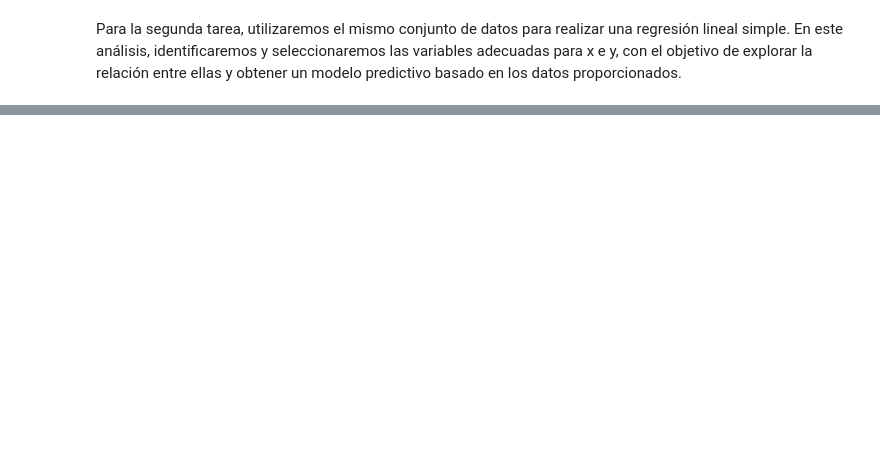
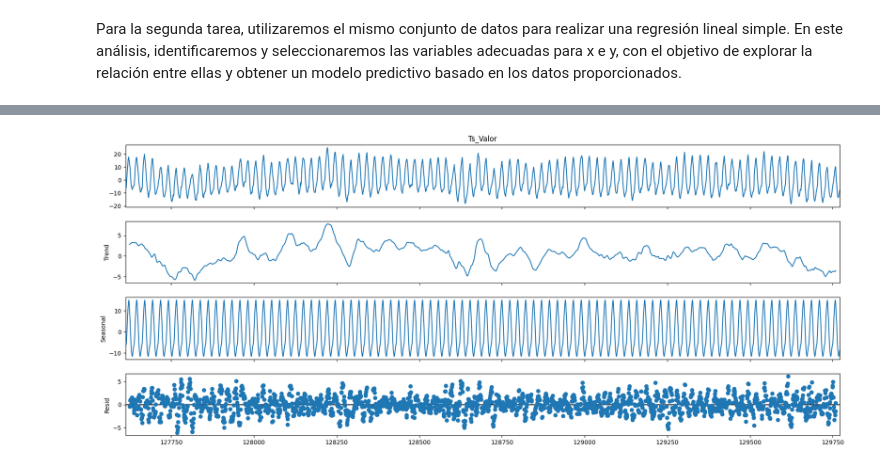
Before and after one commit to desareca/Analisis_Datos-MDS_UDD, a Jupyter notebook: T3 - Analisis de Datos/Tarea_III_Análisis_de_datos_Grupo_6.ipynb, the cells around one changed output, grey strips where cells are left out. Drawn from its saved outputs; the diff is of its cells as text; code cells hidden in the pictures; blank space fills up the shorter version.

```diff
--- a/T3 - Analisis de Datos/Tarea_III_Análisis_de_datos_Grupo_6.ipynb
+++ b/T3 - Analisis de Datos/Tarea_III_Análisis_de_datos_Grupo_6.ipynb
@@ -174,0 +100,10 @@ df[df.time.dt.date == pd.to_datetime('2021-01-01').date()].plot(x='time', y='Ts_
+# %%
+d = 24*365
+decomposition = seasonal_decompose(df_temp['Ts_Valor'].diff(d)[d:][:(24*30*3)], model='additive', period=24)
+
+# Graficar la descomposición
+fig = decomposition.plot()
+fig.set_size_inches(20, 8)
+plt.show()
+# %% [output]
+[figure, added]
```
Also changed, not shown: parts of 38 cells of this notebook.
